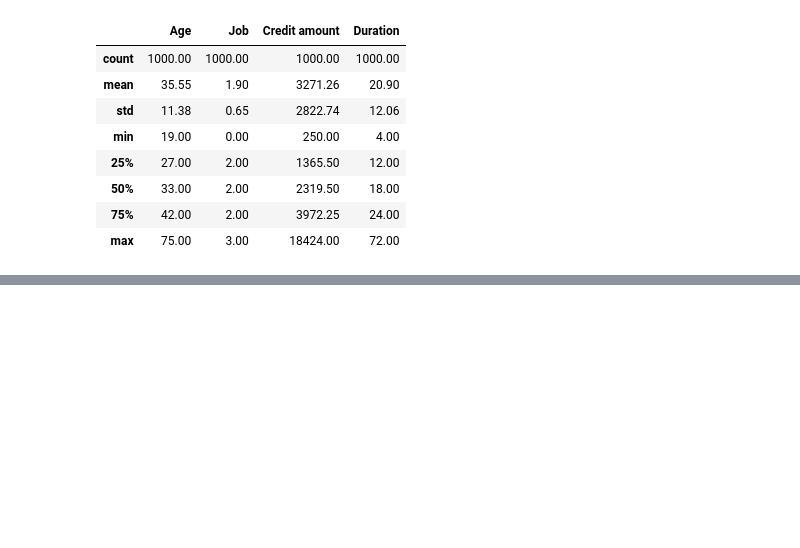
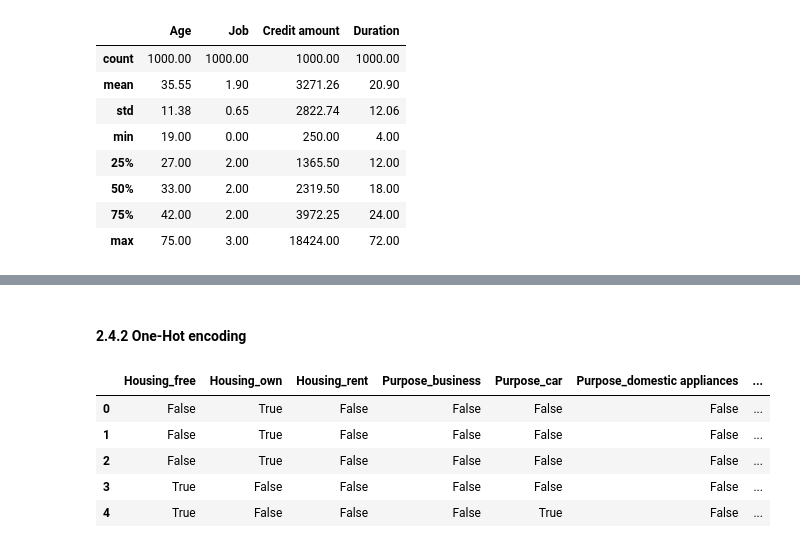
Before and after one commit to Akhila-Ravi1/Projects, a Jupyter notebook: CreditRisk/creditrisk.ipynb, the cells around one changed output, grey strips where cells are left out. Cells and saved outputs as stored; diff of their text form; code cells hidden in the pictures; blank space fills up the shorter version.

```diff
--- a/CreditRisk/creditrisk.ipynb
+++ b/CreditRisk/creditrisk.ipynb
@@ -147,0 +213,12 @@ df.describe()
+# %% [markdown]
+#### 2.4.2 One-Hot encoding
+# %%
+df_hot_cat = pd.get_dummies(df[cat_cols.difference(ord_encoded_cols).drop('Risk')])
+df_hot_cat.head()
+# %% [output]
+|  | Housing_free | Housing_own | Housing_rent | Purpose_business | Purpose_car | Purpose_domestic appliances | ... |
+| 0 | False | True | False | False | False | False | ... |
+| 1 | False | True | False | False | False | False | ... |
+| 2 | False | True | False | False | False | False | ... |
+| 3 | True | False | False | False | False | False | ... |
+| 4 | True | False | False | False | True | False | ... |
```
Also changed, not shown: parts of 36 cells of this notebook, 1 other file.
